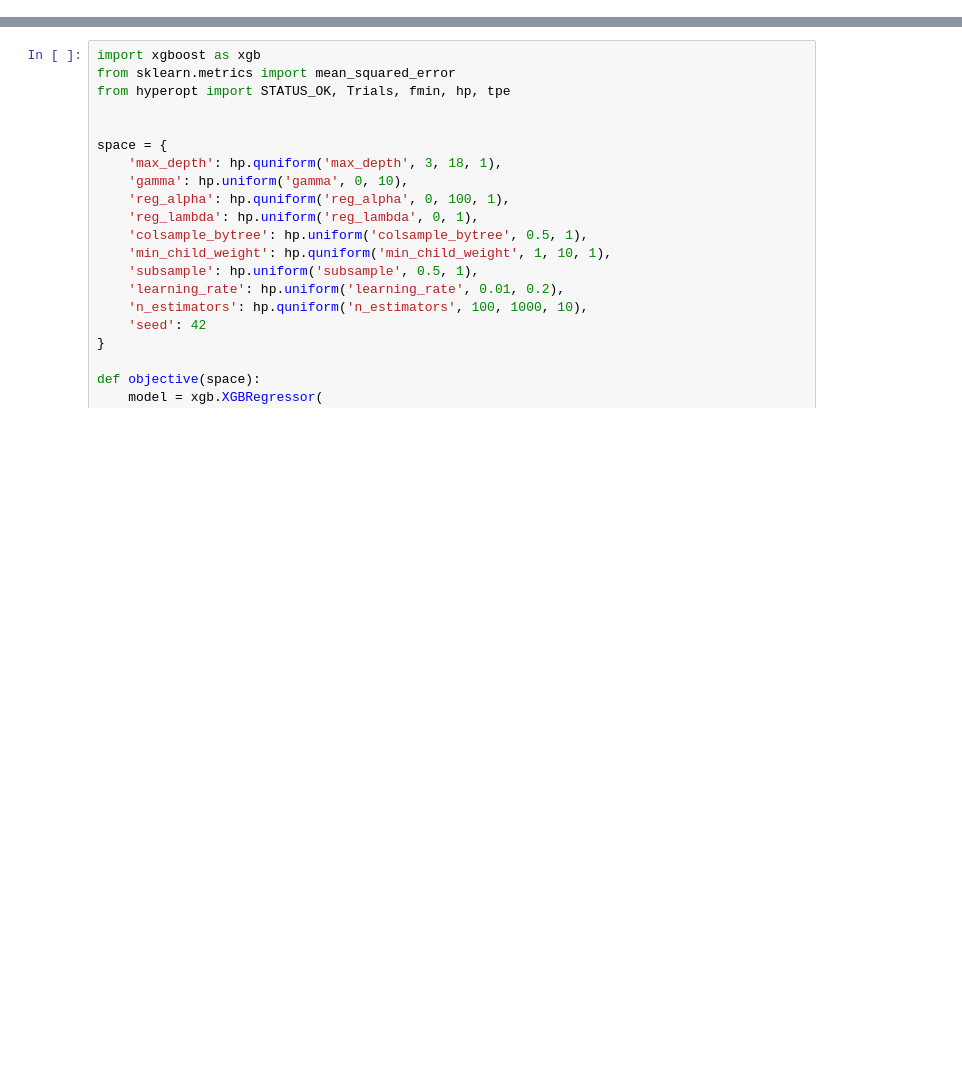
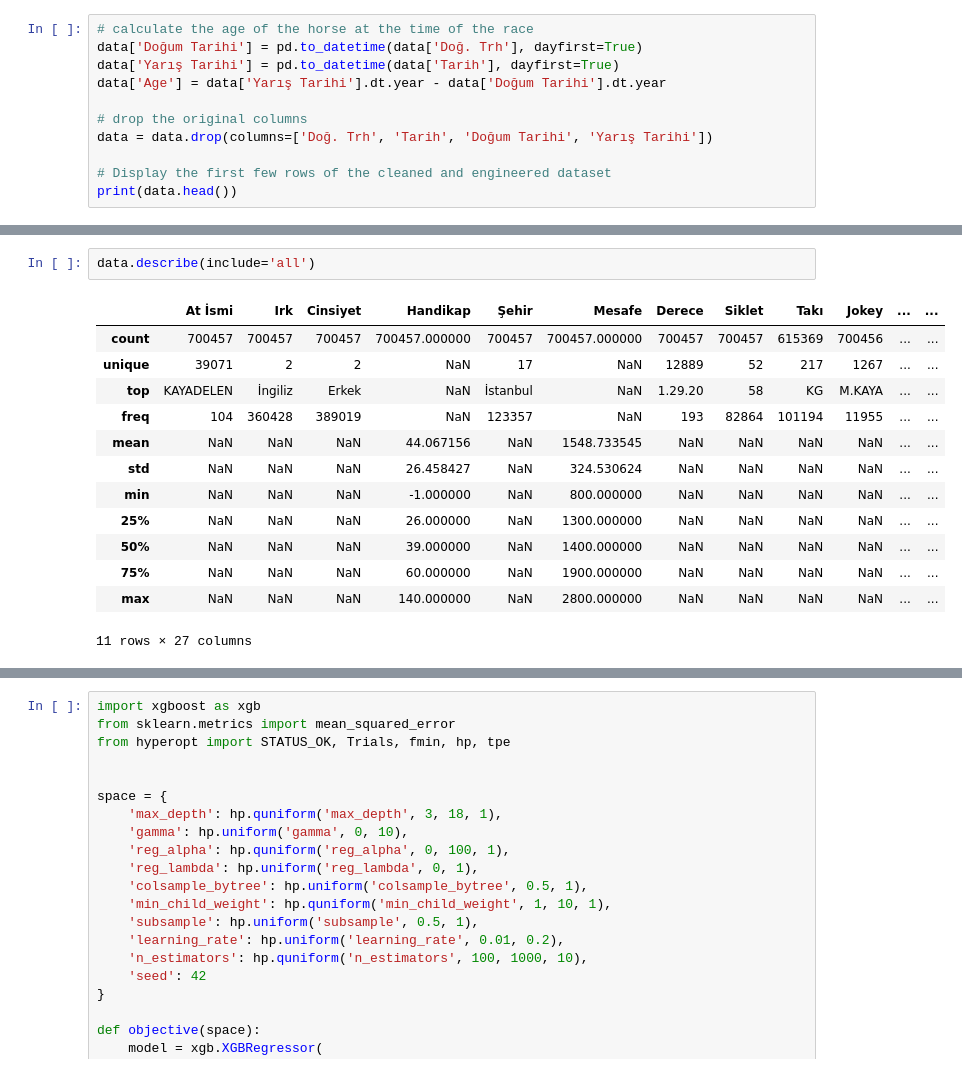
Before and after one commit to SeeknnDestroy/web-scraper, a Jupyter notebook: training_optimized.ipynb, the cells around one changed output, grey strips where cells are left out. Drawn from its saved outputs; the diff is of its cells as text; blank space fills up the shorter version.

```diff
--- a/training_optimized.ipynb
+++ b/training_optimized.ipynb
@@ -483,0 +185,11 @@ NameError: name 'model' is not defined
+# %%
+# calculate the age of the horse at the time of the race
+data['Doğum Tarihi'] = pd.to_datetime(data['Doğ. Trh'], dayfirst=True)
+data['Yarış Tarihi'] = pd.to_datetime(data['Tarih'], dayfirst=True)
+data['Age'] = data['Yarış Tarihi'].dt.year - data['Doğum Tarihi'].dt.year
+
+# drop the original columns
+data = data.drop(columns=['Doğ. Trh', 'Tarih', 'Doğum Tarihi', 'Yarış Tarihi'])
+
+# Display the first few rows of the cleaned and engineered dataset
+print(data.head())
@@ -483,0 +392,16 @@ NameError: name 'model' is not defined
+# %%
+data.describe(include='all')
+# %% [output]
+|  | At İsmi | Irk | Cinsiyet | Handikap | Şehir | Mesafe | Derece | Siklet | Takı | Jokey | ... | ... |
+| count | 700457 | 700457 | 700457 | 700457.000000 | 700457 | 700457.000000 | 700457 | 700457 | 615369 | 700456 | ... | ... |
+| unique | 39071 | 2 | 2 | NaN | 17 | NaN | 12889 | 52 | 217 | 1267 | ... | ... |
+| top | KAYADELEN | İngiliz | Erkek | NaN | İstanbul | NaN | 1.29.20 | 58 | KG | M.KAYA | ... | ... |
+| freq | 104 | 360428 | 389019 | NaN | 123357 | NaN | 193 | 82864 | 101194 | 11955 | ... | ... |
+| mean | NaN | NaN | NaN | 44.067156 | NaN | 1548.733545 | NaN | NaN | NaN | NaN | ... | ... |
+| std | NaN | NaN | NaN | 26.458427 | NaN | 324.530624 | NaN | NaN | NaN | NaN | ... | ... |
+| min | NaN | NaN | NaN | -1.000000 | NaN | 800.000000 | NaN | NaN | NaN | NaN | ... | ... |
+| 25% | NaN | NaN | NaN | 26.000000 | NaN | 1300.000000 | NaN | NaN | NaN | NaN | ... | ... |
+| 50% | NaN | NaN | NaN | 39.000000 | NaN | 1400.000000 | NaN | NaN | NaN | NaN | ... | ... |
+| 75% | NaN | NaN | NaN | 60.000000 | NaN | 1900.000000 | NaN | NaN | NaN | NaN | ... | ... |
+| max | NaN | NaN | NaN | 140.000000 | NaN | 2800.000000 | NaN | NaN | NaN | NaN | ... | ... |
+11 rows × 27 columns
```
Also changed, not shown: parts of 56 cells of this notebook, 5 other files.
